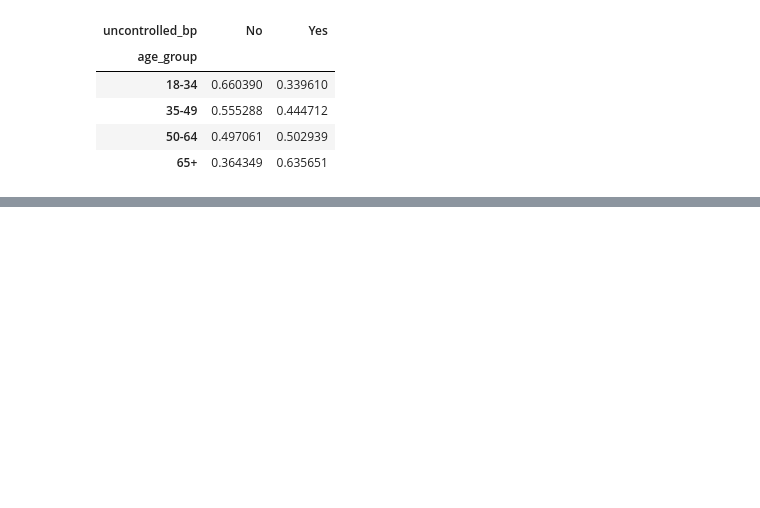
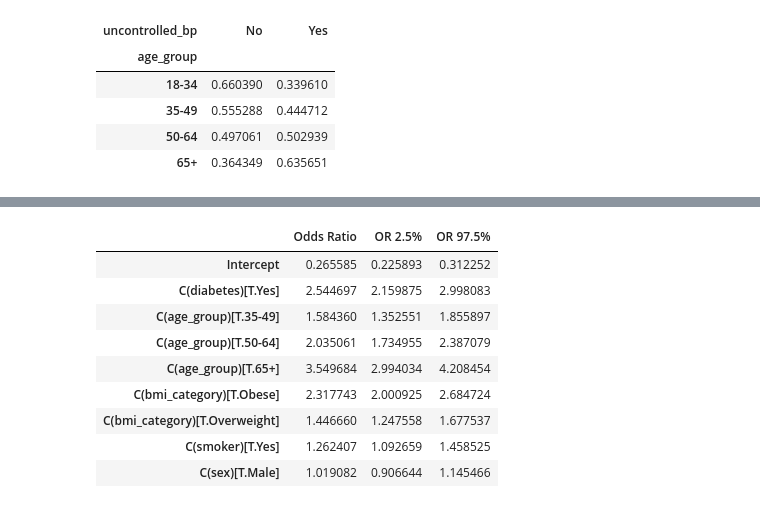
Before and after one commit to JoshPatNava/More_Likely_To_Have_Uncontrolled_BloodPressure, a Jupyter notebook: uncontrolledBP.ipynb, the cells around one changed output, grey strips where cells are left out. Saved outputs shown, nothing was run; the diff lists cells and outputs as text; code cells hidden in the pictures; blank space fills up the shorter version.

```diff
--- a/uncontrolledBP.ipynb
+++ b/uncontrolledBP.ipynb
@@ -61,0 +97,19 @@ pd.crosstab(df["age_group"], df["uncontrolled_bp"], normalize="index")
+# %%
+odds_ratios = np.exp(model.params)
+ci_or = np.exp(model.conf_int())
+ci_or.columns = ["OR 2.5%", "OR 97.5%"]
+
+results_table = pd.concat([odds_ratios, ci_or], axis = 1)
+results_table.columns = ["Odds Ratio", "OR 2.5%", "OR 97.5%"]
+results_table
+# %% [output]
+|  | Odds Ratio | OR 2.5% | OR 97.5% |
+| Intercept | 0.265585 | 0.225893 | 0.312252 |
+| C(diabetes)[T.Yes] | 2.544697 | 2.159875 | 2.998083 |
+| C(age_group)[T.35-49] | 1.584360 | 1.352551 | 1.855897 |
+| C(age_group)[T.50-64] | 2.035061 | 1.734955 | 2.387079 |
+| C(age_group)[T.65+] | 3.549684 | 2.994034 | 4.208454 |
+| C(bmi_category)[T.Obese] | 2.317743 | 2.000925 | 2.684724 |
+| C(bmi_category)[T.Overweight] | 1.446660 | 1.247558 | 1.677537 |
+| C(smoker)[T.Yes] | 1.262407 | 1.092659 | 1.458525 |
+| C(sex)[T.Male] | 1.019082 | 0.906644 | 1.145466 |
```
Also changed, not shown: parts of 8 cells of this notebook, 2 other files.
